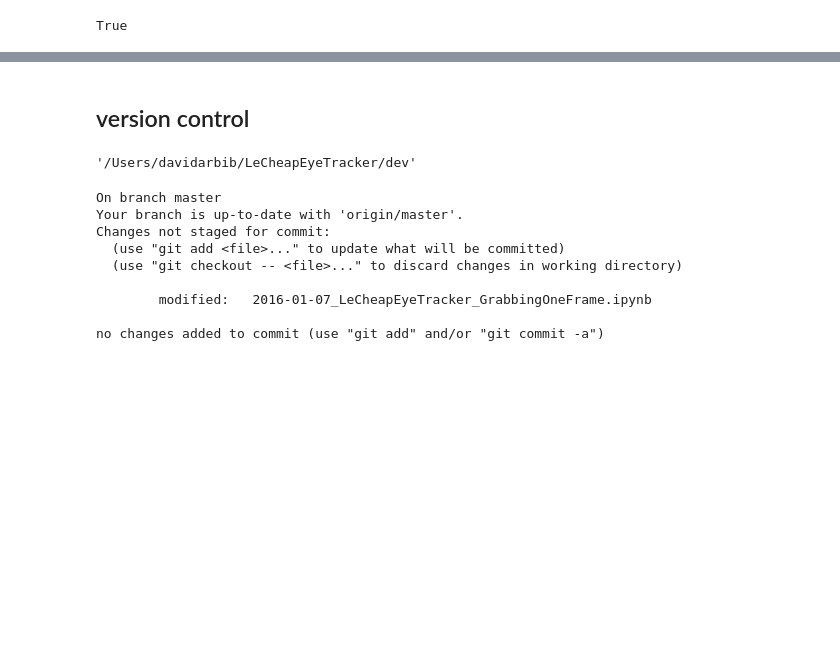
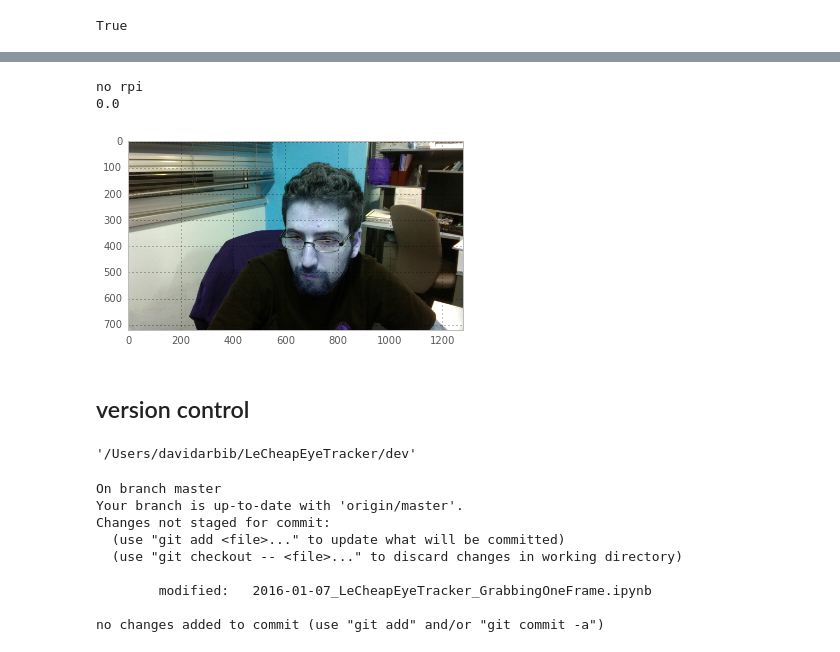
Before and after one commit to laurentperrinet/LeCheapEyeTracker, a Jupyter notebook: dev/2016-01-07_LeCheapEyeTracker_GrabbingOneFrame.ipynb, the cells around one changed output, grey strips where cells are left out. Cells and saved outputs as stored; diff of their text form; code cells hidden in the pictures; blank space fills up the shorter version.

```diff
--- a/dev/2016-01-07_LeCheapEyeTracker_GrabbingOneFrame.ipynb
+++ b/dev/2016-01-07_LeCheapEyeTracker_GrabbingOneFrame.ipynb
@@ -70,3 +61,18 @@ ImportError: No module named 'openRetina'
+# %%
+from openRetina import PhotoReceptor
+
+photoR = PhotoReceptor(1)
+
+#Obtaining FPS info
+print (photoR.get_oo_info('FPS'))
+
+#Plotting
+plt.imshow(photoR.grab())
+photoR.close()
+# %% [output]
+no rpi
+0.0
+[figure, added]
 # %% [markdown]
 ## version control
 # %%
```
Also changed, not shown: parts of 3 cells of this notebook, 3 other files.
